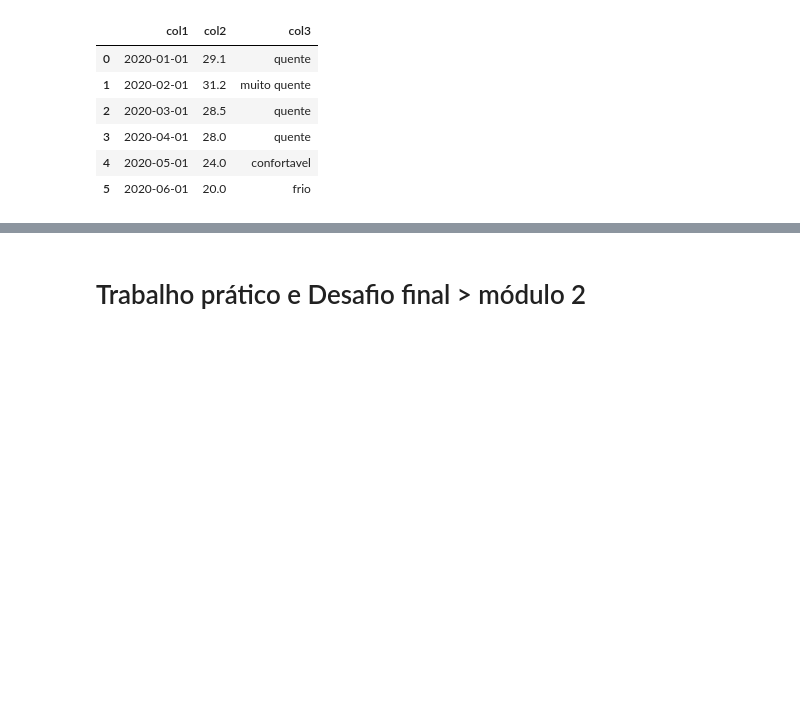
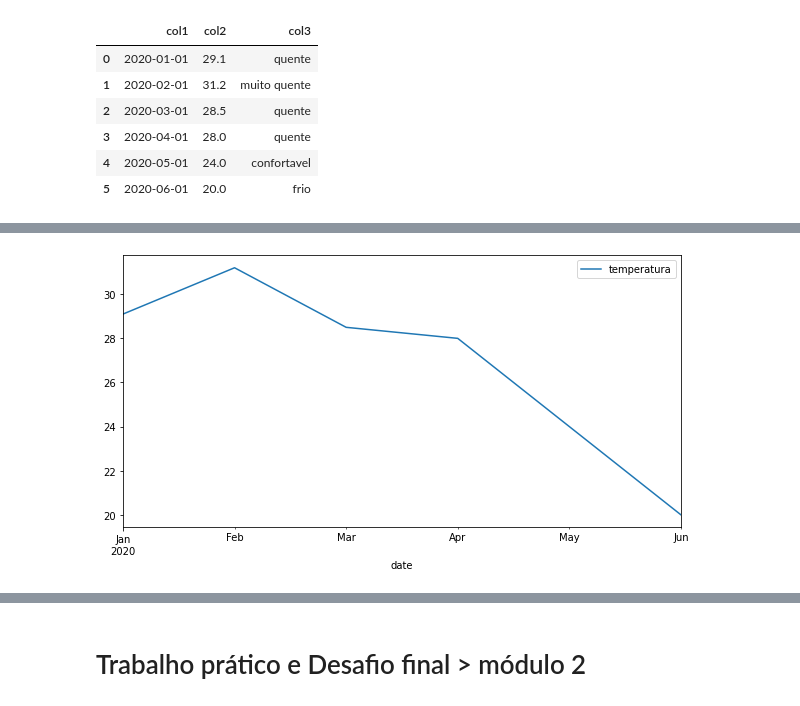
Before and after one commit to icaloooou/bootcampIGTI, a Jupyter notebook: [IGTI]_Bootcamp_Eng_de_Dados.ipynb, the cells around one changed output, grey strips where cells are left out. Drawn from its saved outputs; the diff is of its cells as text; code cells hidden in the pictures; blank space fills up the shorter version.

```diff
--- a/[IGTI]_Bootcamp_Eng_de_Dados.ipynb
+++ b/[IGTI]_Bootcamp_Eng_de_Dados.ipynb
@@ -611,0 +783,5 @@ df
+# %%
+# plot de linhas: tamanho
+df.plot(figsize=(10, 5)); # largura x altura
+# %% [output]
+[figure, added]
```
Also changed, not shown: parts of 81 cells of this notebook.
